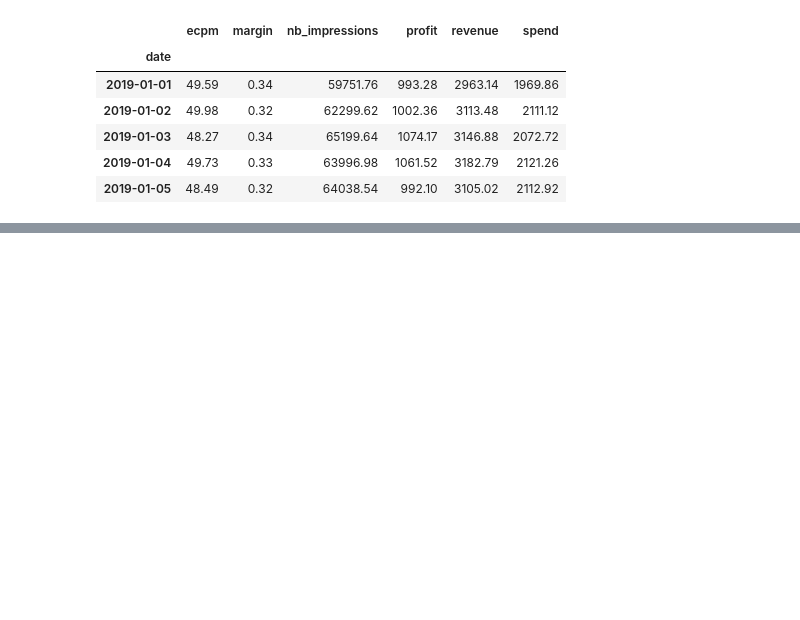
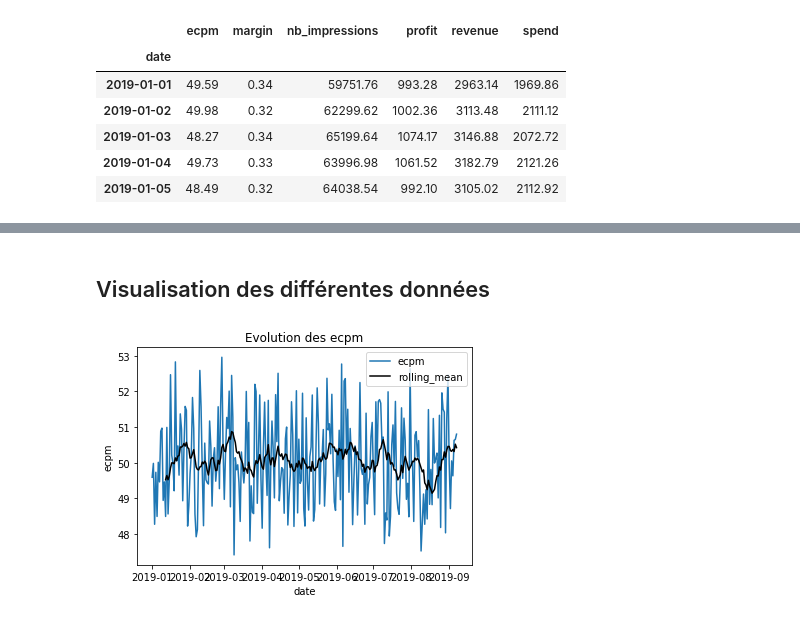
Before and after one commit to architgarg1515/madbox, a Jupyter notebook: madbox_test.ipynb, the cells around one changed output, grey strips where cells are left out. Saved outputs shown, nothing was run; the diff lists cells and outputs as text; code cells hidden in the pictures; blank space fills up the shorter version.

```diff
--- a/madbox_test.ipynb
+++ b/madbox_test.ipynb
@@ -65,0 +58,20 @@ array([[ 1.        ,  0.97703771],
+# %% [markdown]
+## Visualisation des différentes données
+# %%
+rolling_mean = df.rolling(window = 12).mean()
+
+plt.plot(df.ecpm, label = 'ecpm')
+plt.plot(rolling_mean.ecpm, 'black', label = 'rolling_mean')
+
+plt.title("Evolution des ecpm")
+plt.legend()
+plt.xlabel("date")
+plt.ylabel("ecpm")
+
+plt.show()
+
+
+
+plt.show()
+# %% [output]
+[figure, added]
```
Also changed, not shown: parts of 18 cells of this notebook.
